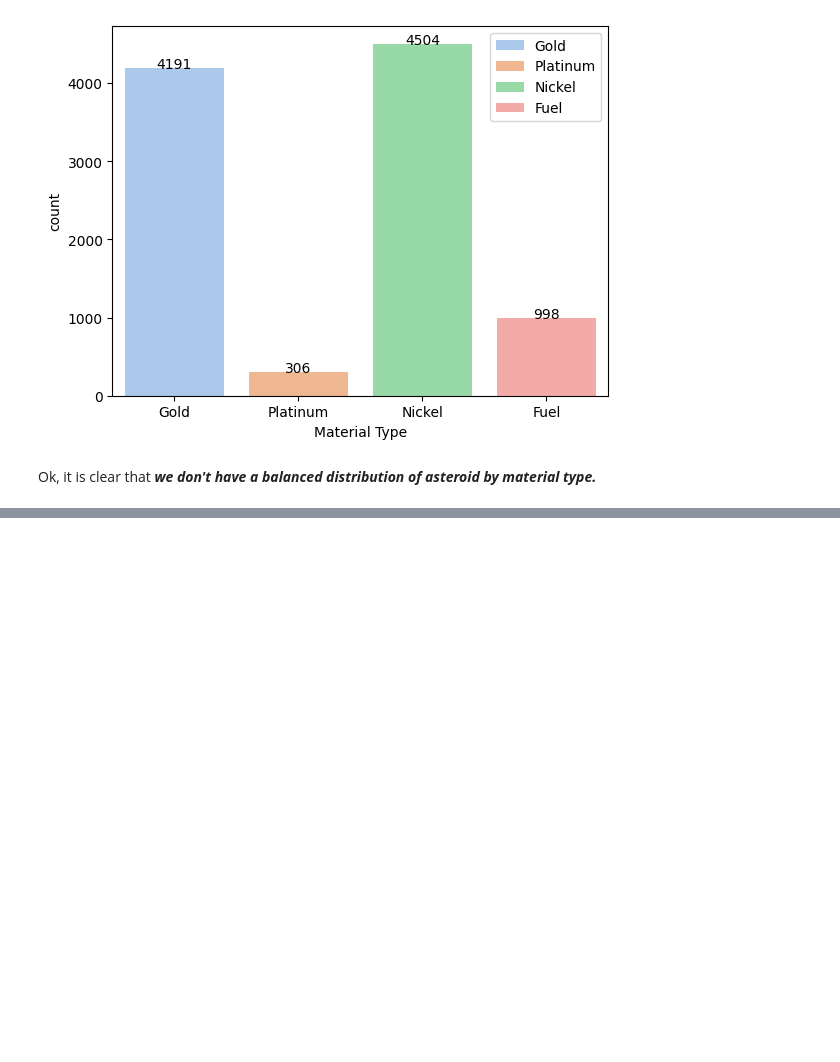
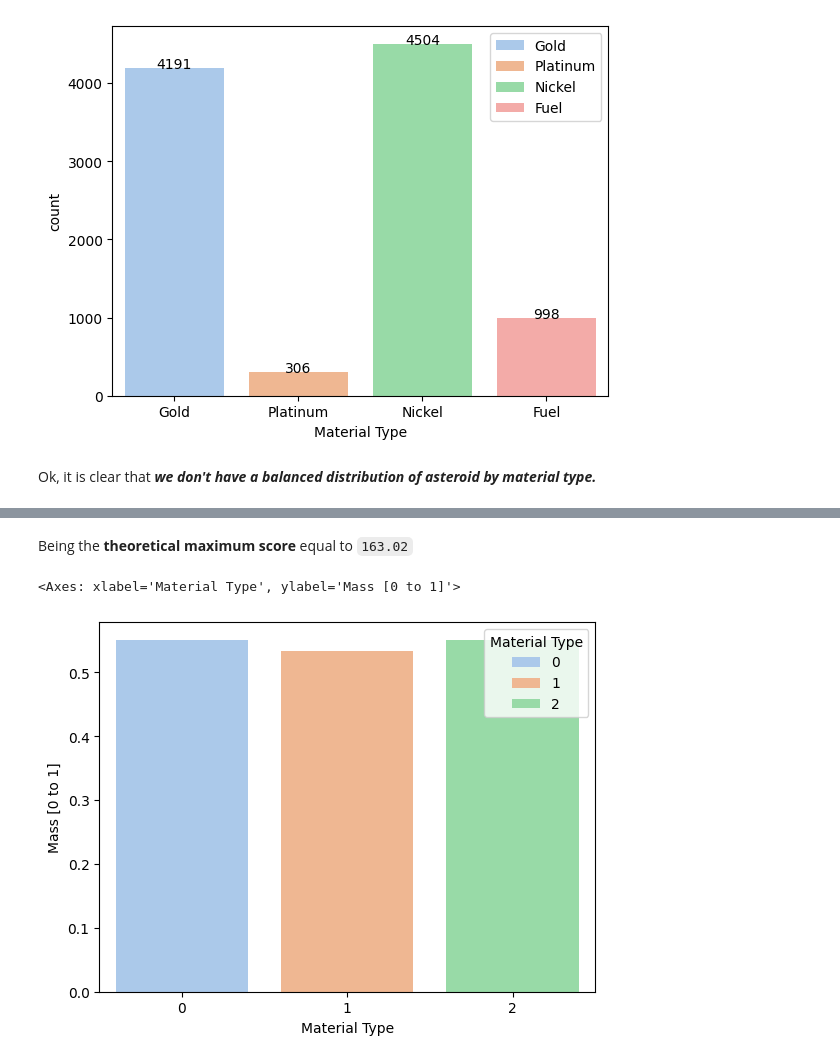
Before and after one commit to ocriado91/SpocMining, a Jupyter notebook: notebooks/01_spoc_data_exploration.ipynb, the cells around one changed output, grey strips where cells are left out. Cells and saved outputs as stored; diff of their text form; code cells hidden in the pictures; blank space fills up the shorter version.

```diff
--- a/notebooks/01_spoc_data_exploration.ipynb
+++ b/notebooks/01_spoc_data_exploration.ipynb
@@ -404,0 +193,12 @@ sns.ecdfplot(propellant_data,
+# %% [markdown]
+Being the __theoretical maximum score__ equal to `163.02`
+# %%
+sns.barplot(data.filter(pl.col("Material Type") != 3),
+                x="Material Type",
+                y="Mass [0 to 1]",
+                hue="Material Type",
+                errorbar=None,
+                palette="pastel")
+# %% [output]
+<Axes: xlabel='Material Type', ylabel='Mass [0 to 1]'>
+[figure, added]
```
Also changed, not shown: parts of 33 cells of this notebook.
